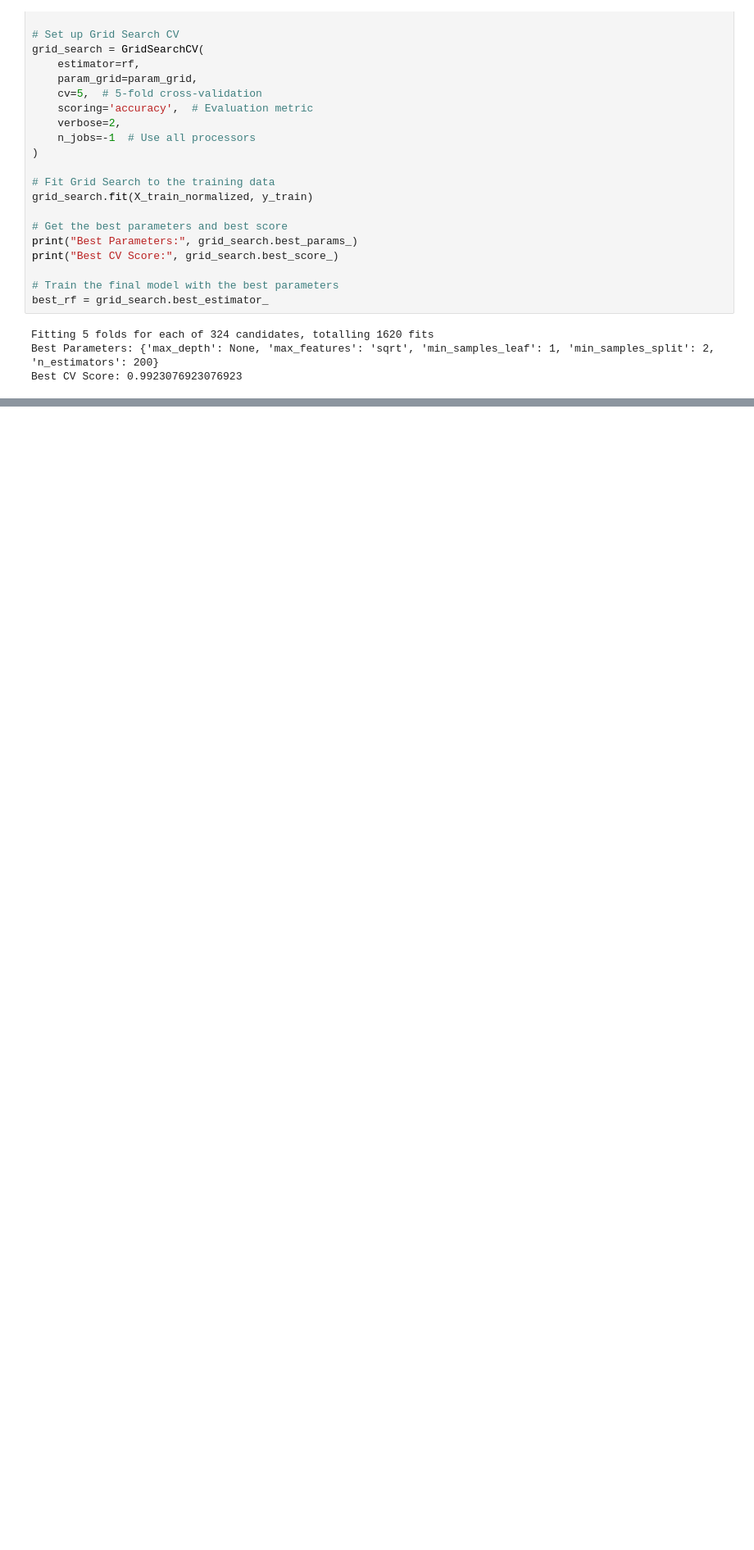
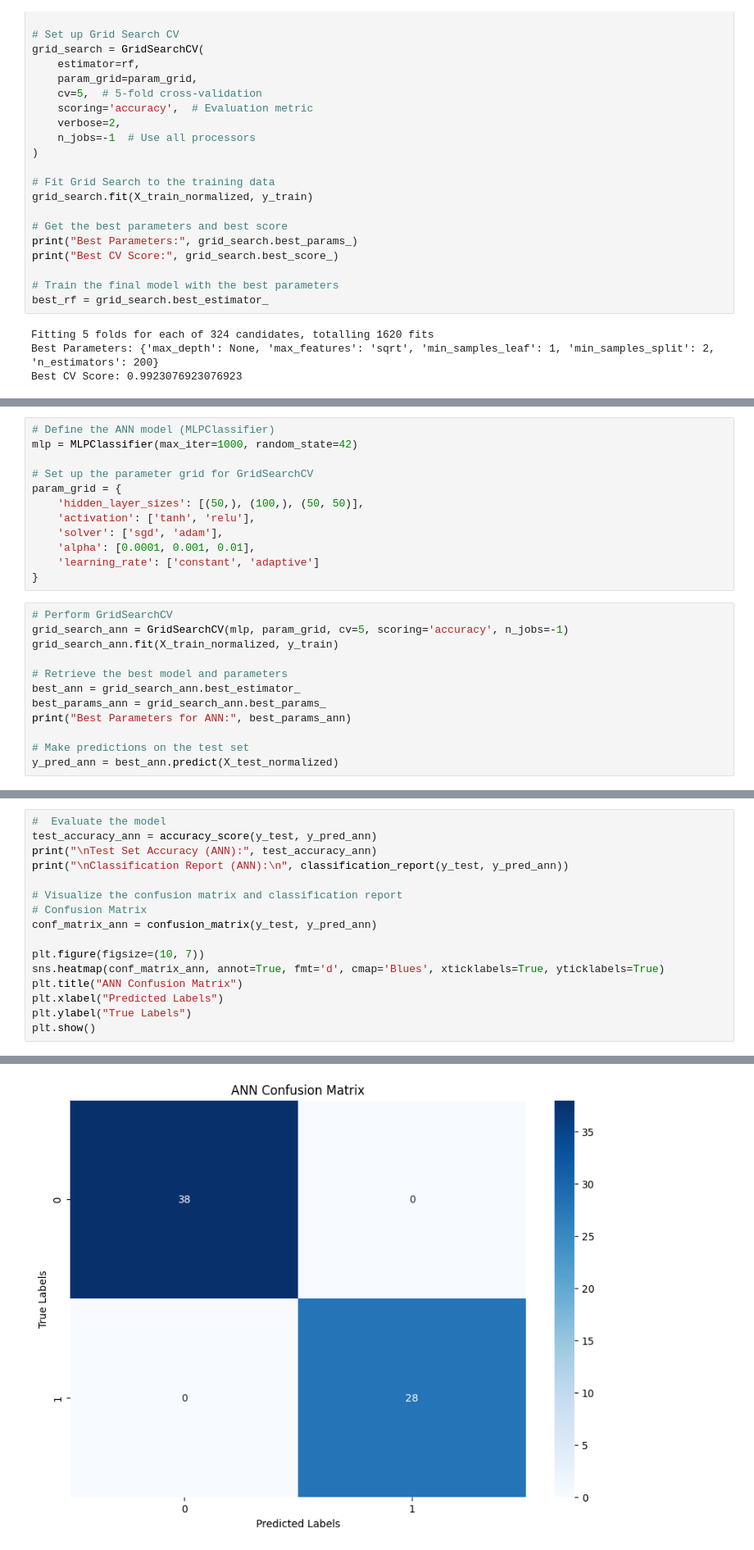
Before and after one commit to Shahroze-Gondal/Final_Project_kidney_disease_Classification, a Jupyter notebook: kidney_Classification_Code_.ipynb, the cells around one changed output, grey strips where cells are left out. Shown at 82% size. Cells and saved outputs as stored; diff of their text form; blank space fills up the shorter version.

```diff
--- a/kidney_Classification_Code_.ipynb
+++ b/kidney_Classification_Code_.ipynb
@@ -601,0 +712,24 @@ weighted avg       0.99      0.98      0.98        66
+# %%
+# Define the ANN model (MLPClassifier)
+mlp = MLPClassifier(max_iter=1000, random_state=42)
+
+# Set up the parameter grid for GridSearchCV
+param_grid = {
+    'hidden_layer_sizes': [(50,), (100,), (50, 50)],
+    'activation': ['tanh', 'relu'],
+    'solver': ['sgd', 'adam'],
+    'alpha': [0.0001, 0.001, 0.01],
+    'learning_rate': ['constant', 'adaptive']
+}
+# %%
+# Perform GridSearchCV
+grid_search_ann = GridSearchCV(mlp, param_grid, cv=5, scoring='accuracy', n_jobs=-1)
+grid_search_ann.fit(X_train_normalized, y_train)
+
+# Retrieve the best model and parameters
+best_ann = grid_search_ann.best_estimator_
+best_params_ann = grid_search_ann.best_params_
+print("Best Parameters for ANN:", best_params_ann)
+
+# Make predictions on the test set
+y_pred_ann = best_ann.predict(X_test_normalized)
@@ -601,0 +740,17 @@ weighted avg       0.99      0.98      0.98        66
+# %%
+#  Evaluate the model
+test_accuracy_ann = accuracy_score(y_test, y_pred_ann)
+print("\nTest Set Accuracy (ANN):", test_accuracy_ann)
+print("\nClassification Report (ANN):\n", classification_report(y_test, y_pred_ann))
+
+# Visualize the confusion matrix and classification report
+# Confusion Matrix
+conf_matrix_ann = confusion_matrix(y_test, y_pred_ann)
+
+plt.figure(figsize=(10, 7))
+sns.heatmap(conf_matrix_ann, annot=True, fmt='d', cmap='Blues', xticklabels=True, yticklabels=True)
+plt.title("ANN Confusion Matrix")
+plt.xlabel("Predicted Labels")
+plt.ylabel("True Labels")
+plt.show()
+# %% [output]
@@ -601,0 +768 @@ weighted avg       0.99      0.98      0.98        66
+[figure, added]
```
Also changed, not shown: parts of 17 cells of this notebook.
